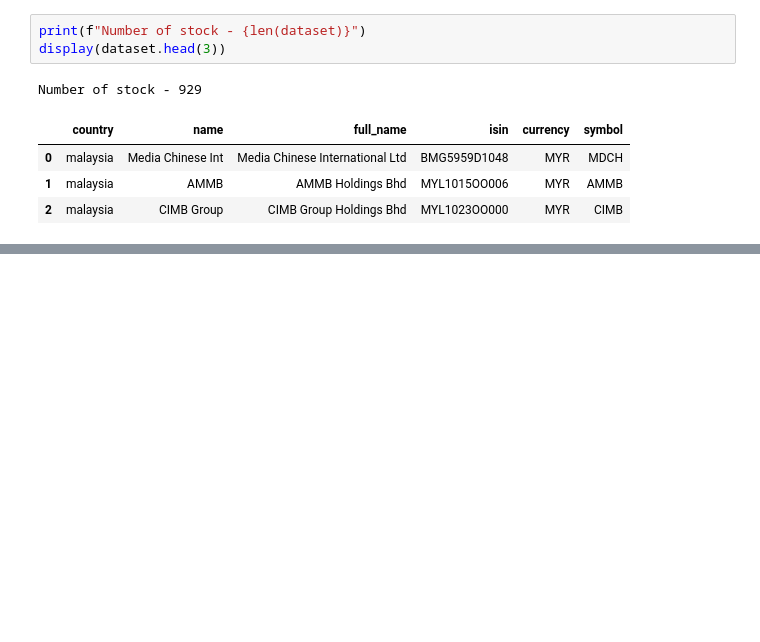
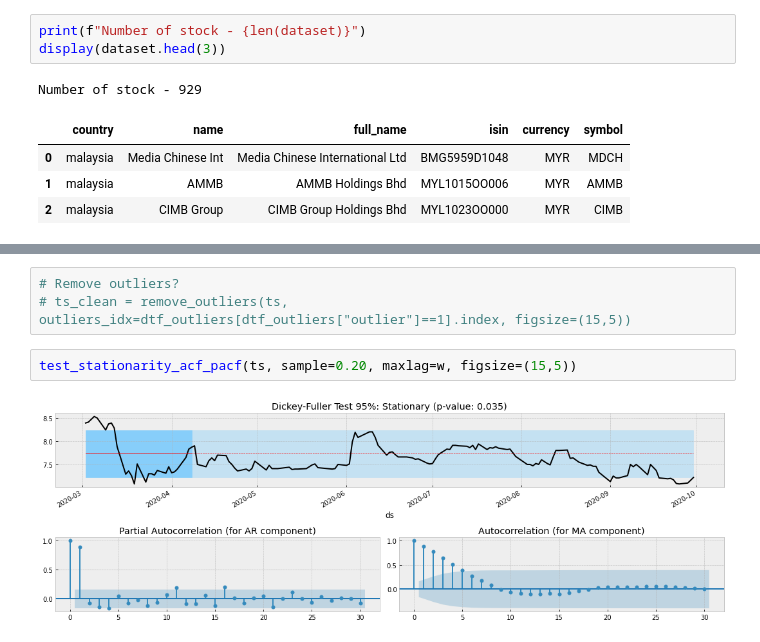
Before and after one commit to mengwangk/investor, a Jupyter notebook: experiment/science/nbdev/nbs/101_data.load.finance.forecast.ipynb, the cells around one changed output, grey strips where cells are left out. Cells and saved outputs as stored; diff of their text form; blank space fills up the shorter version.

```diff
--- a/experiment/science/nbdev/nbs/101_data.load.finance.forecast.ipynb
+++ b/experiment/science/nbdev/nbs/101_data.load.finance.forecast.ipynb
@@ -129,0 +183,7 @@ Date
+# %%
+# Remove outliers?
+# ts_clean = remove_outliers(ts, outliers_idx=dtf_outliers[dtf_outliers["outlier"]==1].index, figsize=(15,5))
+# %%
+test_stationarity_acf_pacf(ts, sample=0.20, maxlag=w, figsize=(15,5))
+# %% [output]
+[figure, added]
```
Also changed, not shown: parts of 19 cells of this notebook.
